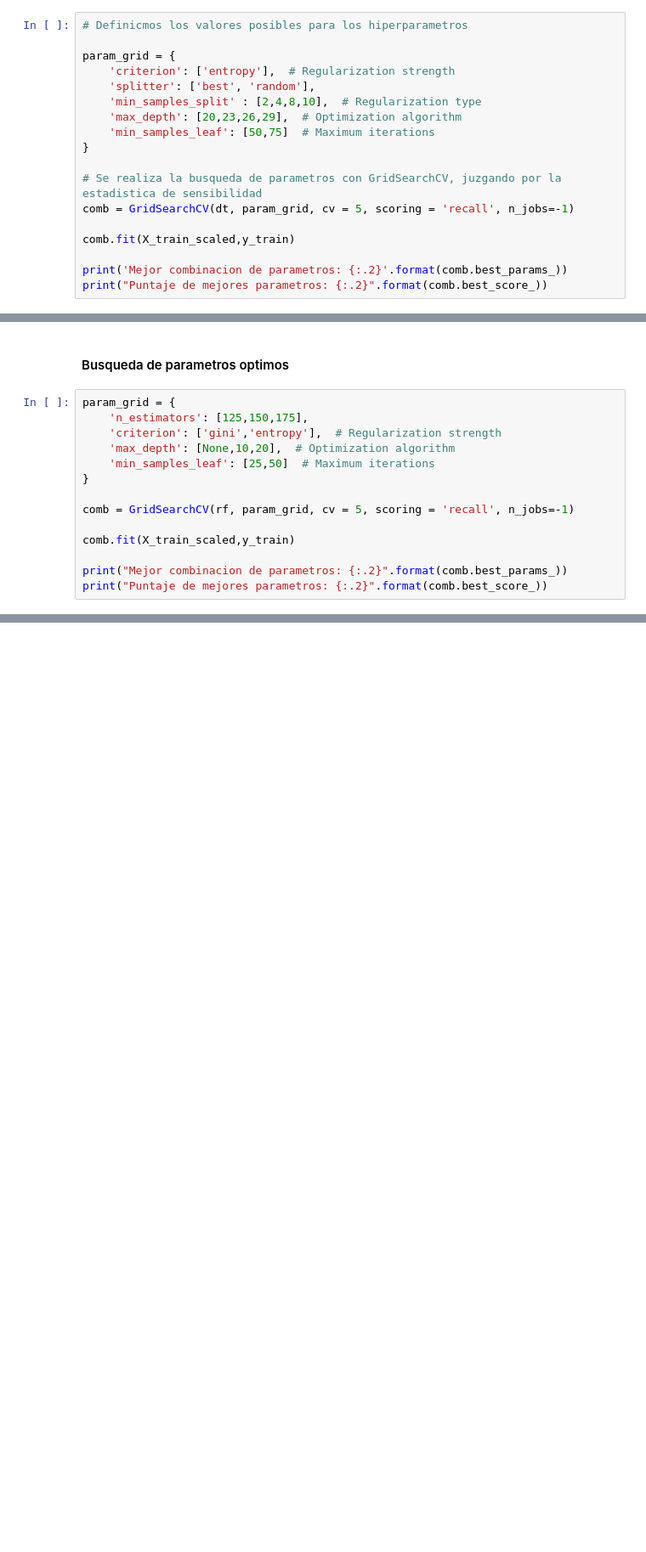
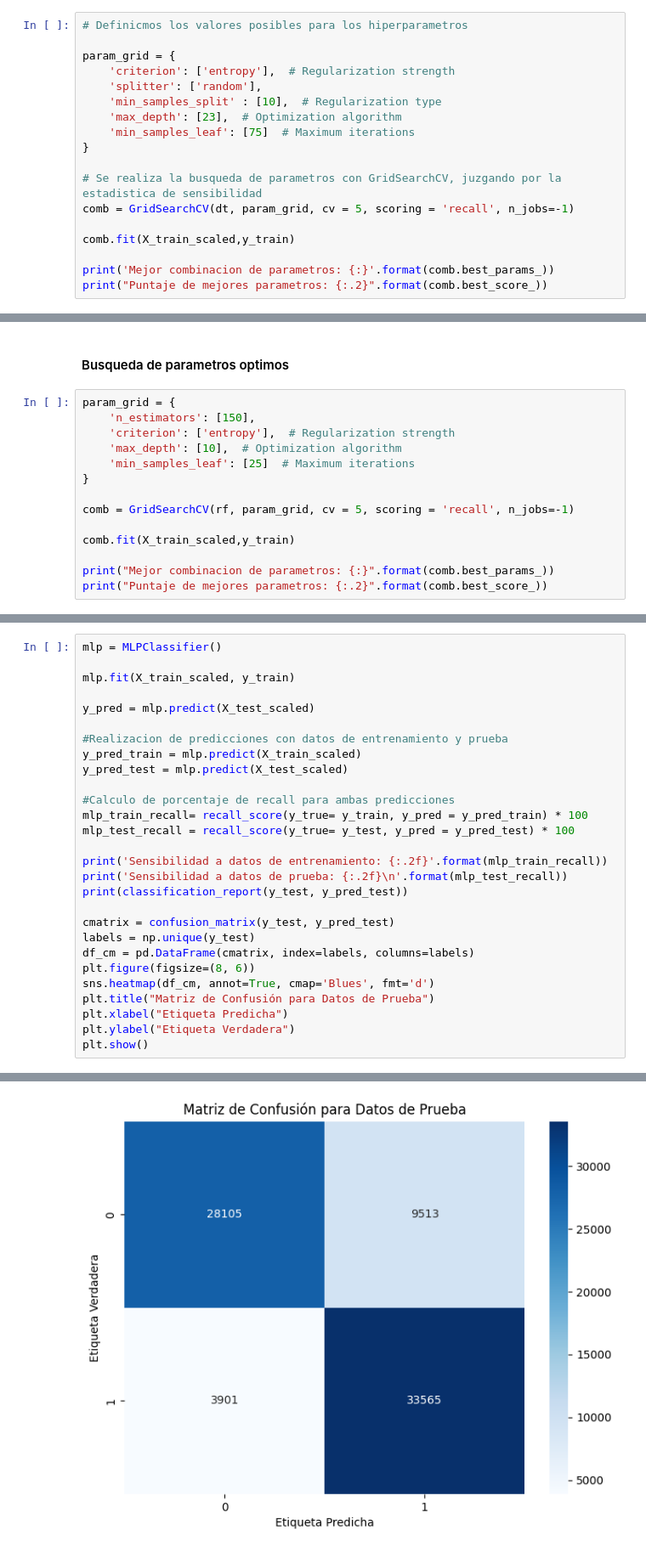
Before and after one commit to ErronBlood/CloudComputingAI, a Jupyter notebook: CloudComputingAI.ipynb, the cells around one changed output, grey strips where cells are left out. Shown at 85% size. Drawn from its saved outputs; the diff is of its cells as text; blank space fills up the shorter version.

```diff
--- a/CloudComputingAI.ipynb
+++ b/CloudComputingAI.ipynb
@@ -372,10 +372,10 @@ Sensibilidad a datos de prueba: 84.03
 
 param_grid = {
     'criterion': ['entropy'],  # Regularization strength
-    'splitter': ['best', 'random'],
-    'min_samples_split' : [2,4,8,10],  # Regularization type
-    'max_depth': [20,23,26,29],  # Optimization algorithm
-    'min_samples_leaf': [50,75]  # Maximum iterations
+    'splitter': ['random'],
+    'min_samples_split' : [10],  # Regularization type
+    'max_depth': [23],  # Optimization algorithm
+    'min_samples_leaf': [75]  # Maximum iterations
 }
 
 # Se realiza la busqueda de parametros con GridSearchCV, juzgando por la estadistica de sensibilidad
@@ -383,6 +383,6 @@ comb = GridSearchCV(dt, param_grid, cv = 5, scoring = 'recall', n_jobs=-1)
 
 comb.fit(X_train_scaled,y_train)
 
-print('Mejor combinacion de parametros: {:.2}'.format(comb.best_params_))
+print('Mejor combinacion de parametros: {:}'.format(comb.best_params_))
 print("Puntaje de mejores parametros: {:.2}".format(comb.best_score_))
 # %% [output]
@@ -474,16 +475,16 @@ weighted avg       0.83      0.82      0.82     75084
 #### Busqueda de parametros optimos
 # %%
 param_grid = {
-    'n_estimators': [125,150,175],
-    'criterion': ['gini','entropy'],  # Regularization strength
-    'max_depth': [None,10,20],  # Optimization algorithm
-    'min_samples_leaf': [25,50]  # Maximum iterations
+    'n_estimators': [150],
+    'criterion': ['entropy'],  # Regularization strength
+    'max_depth': [10],  # Optimization algorithm
+    'min_samples_leaf': [25]  # Maximum iterations
 }
 
 comb = GridSearchCV(rf, param_grid, cv = 5, scoring = 'recall', n_jobs=-1)
 
 comb.fit(X_train_scaled,y_train)
 
-print("Mejor combinacion de parametros: {:.2}".format(comb.best_params_))
+print("Mejor combinacion de parametros: {:}".format(comb.best_params_))
 print("Puntaje de mejores parametros: {:.2}".format(comb.best_score_))
 # %% [output]
@@ -543,0 +532,29 @@ weighted avg       0.84      0.83      0.83     75084
+# %%
+mlp = MLPClassifier()
+
+mlp.fit(X_train_scaled, y_train)
+
+y_pred = mlp.predict(X_test_scaled)
+
+#Realizacion de predicciones con datos de entrenamiento y prueba
+y_pred_train = mlp.predict(X_train_scaled)
+y_pred_test = mlp.predict(X_test_scaled)
+
+#Calculo de porcentaje de recall para ambas predicciones
+mlp_train_recall= recall_score(y_true= y_train, y_pred = y_pred_train) * 100
+mlp_test_recall = recall_score(y_true= y_test, y_pred = y_pred_test) * 100
+
+print('Sensibilidad a datos de entrenamiento: {:.2f}'.format(mlp_train_recall))
+print('Sensibilidad a datos de prueba: {:.2f}\n'.format(mlp_test_recall))
+print(classification_report(y_test, y_pred_test))
+
+cmatrix = confusion_matrix(y_test, y_pred_test)
+labels = np.unique(y_test)
+df_cm = pd.DataFrame(cmatrix, index=labels, columns=labels)
+plt.figure(figsize=(8, 6))
+sns.heatmap(df_cm, annot=True, cmap='Blues', fmt='d')
+plt.title("Matriz de Confusión para Datos de Prueba")
+plt.xlabel("Etiqueta Predicha")
+plt.ylabel("Etiqueta Verdadera")
+plt.show()
+# %% [output]
@@ -543,0 +572 @@ weighted avg       0.84      0.83      0.83     75084
+[figure, added]
```
Also changed, not shown: parts of 19 cells of this notebook, 5 other files.
